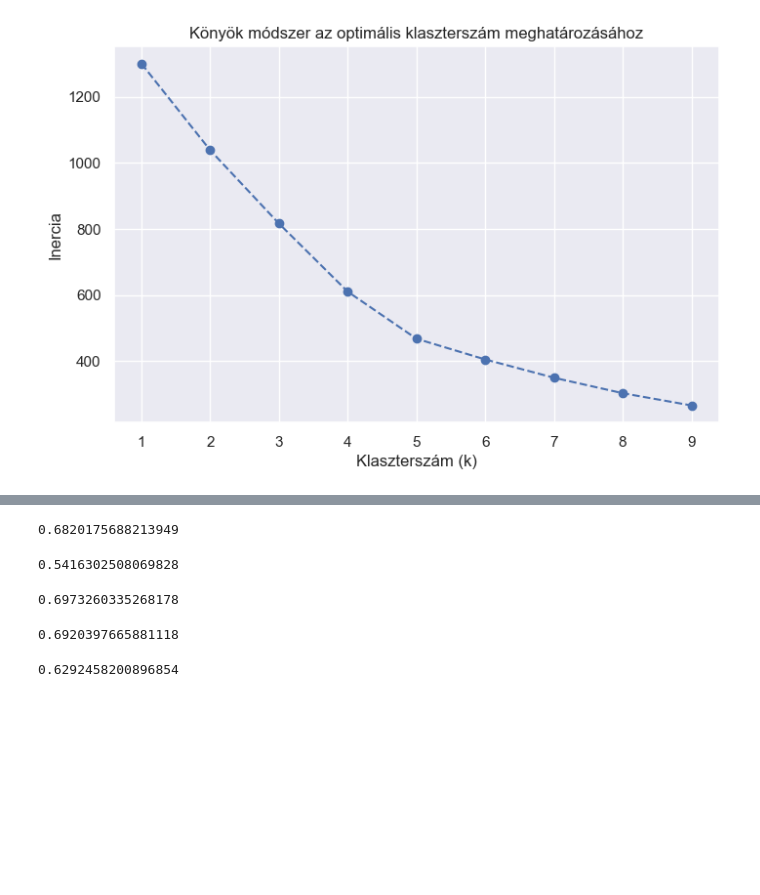
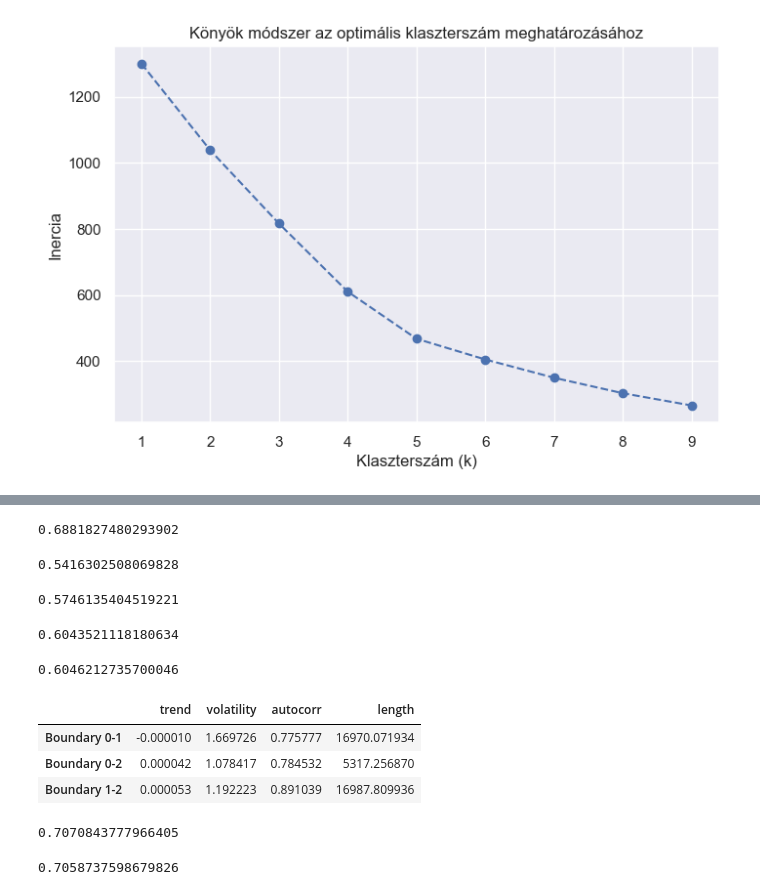
Before and after one commit to czotterbenedek/time-series-ensemble-segmentation, a Jupyter notebook: onlab_tfb4fy.ipynb, the cells around one changed output, grey strips where cells are left out. Saved outputs shown, nothing was run; the diff lists cells and outputs as text; code cells hidden in the pictures; blank space fills up the shorter version.

Commit message:
statistical ensemble segmenter baseline model

```diff
--- a/onlab_tfb4fy.ipynb
+++ b/onlab_tfb4fy.ipynb
@@ -873,7 +869,7 @@ for algo, algo_name in zip(algos, algo_names):
 # %%
-calculate_score(all_in_one_timeseries_cluster1, CLaSP_segmenter)
+calculate_score(all_in_one_timeseries_cluster2, CLaSP_segmenter)
 # %% [output]
-0.6820175688213949
+0.6881827480293902
 # %%
 calculate_score(all_in_one_timeseries_cluster1, CLaSPWindowBinSeg_segmenter)
 # %% [output]
@@ -881,14 +877,34 @@ calculate_score(all_in_one_timeseries_cluster1, CLaSPWindowBinSeg_segmenter)
 # %%
 calculate_score(has_cluster2, TCNAutoencoder_segmenter)
 # %%
-calculate_score(all_in_one_timeseries_cluster1, binseg_segmenter)
+calculate_score(all_in_one_timeseries_cluster2, binseg_segmenter)
 # %% [output]
-0.6973260335268178
+0.5746135404519221
 # %%
-calculate_score(all_in_one_timeseries_cluster1, bottomup_segmenter)
+calculate_score(all_in_one_timeseries_cluster2, bottomup_segmenter)
 # %% [output]
-0.6920397665881118
+0.6043521118180634
 # %%
-calculate_score(all_in_one_timeseries_cluster1, window_segmenter)
+calculate_score(all_in_one_timeseries_cluster2, window_segmenter)
 # %% [output]
-0.6292458200896854
+0.6046212735700046
+# %%
+centroids = kmeans.cluster_centers_
+centroids = scaler.inverse_transform(centroids)
+
+# Compute midpoints (boundaries) between centroids
+boundaries = {}
+for i in range(optimal_k - 1):
+    for j in range(i + 1, optimal_k):
+        midpoint = (centroids[i] + centroids[j]) / 2
+        boundaries[f"Boundary {i}-{j}"] = midpoint
+
+boundary_df = pd.DataFrame(boundaries).T
+boundary_df.columns = features_df.columns[:-1]
+# %%
+boundary_df
+# %% [output]
+|  | trend | volatility | autocorr | length |
+| Boundary 0-1 | -0.000010 | 1.669726 | 0.775777 | 16970.071934 |
+| Boundary 0-2 | 0.000042 | 1.078417 | 0.784532 | 5317.256870 |
+| Boundary 1-2 | 0.000053 | 1.192223 | 0.891039 | 16987.809936 |
@@ -894,0 +919,8 @@ calculate_score(all_in_one_timeseries_cluster1, window_segmenter)
+# %%
+calculate_score(all_in_one_timeseries, statistical_ensemble_segmenter)
+# %% [output]
+0.7070843777966405
+# %%
+calculate_score(all_in_one_timeseries, CLaSP_segmenter)
+# %% [output]
+0.7058737598679826
```
Also changed, not shown: parts of 5 cells of this notebook.
